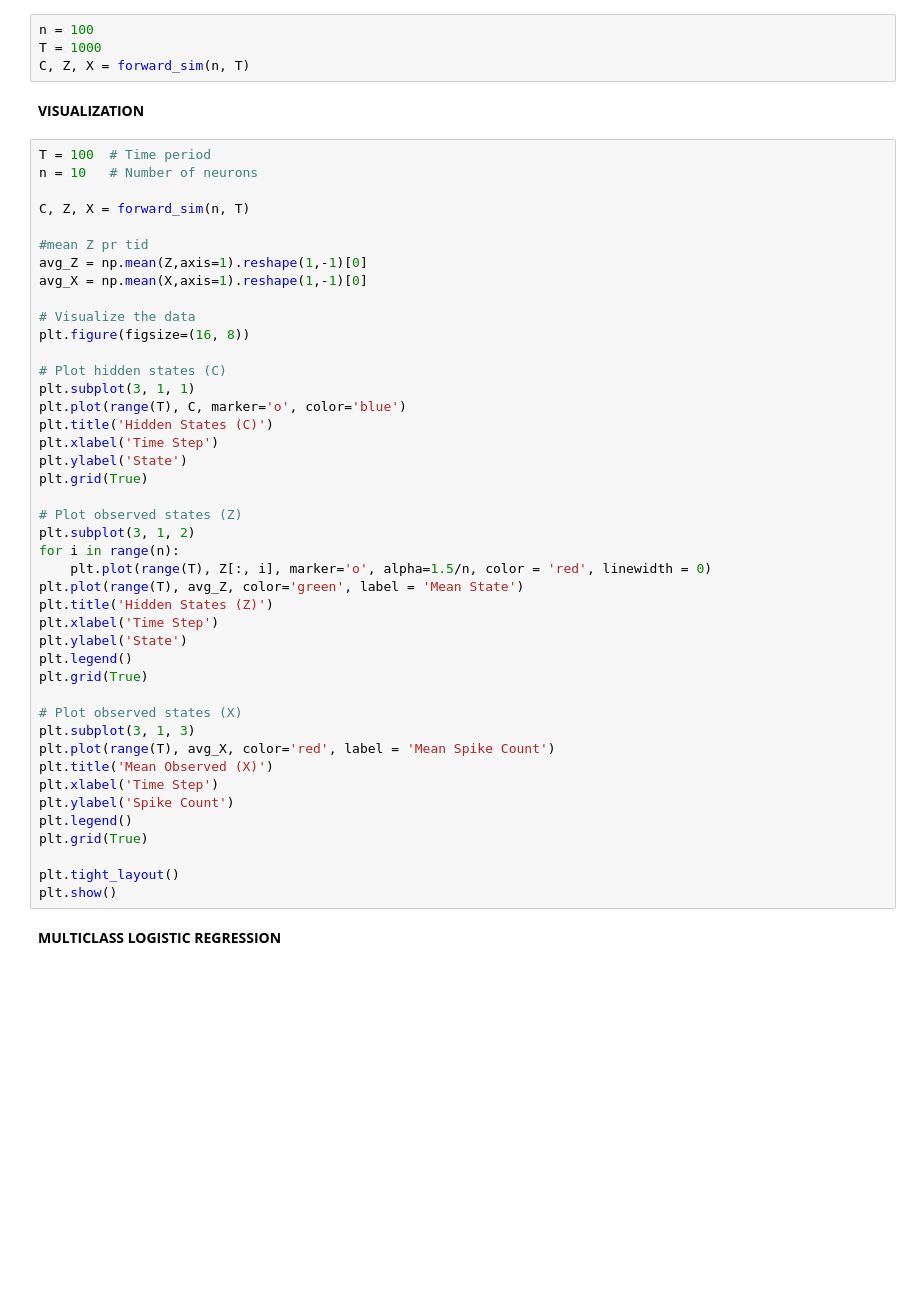
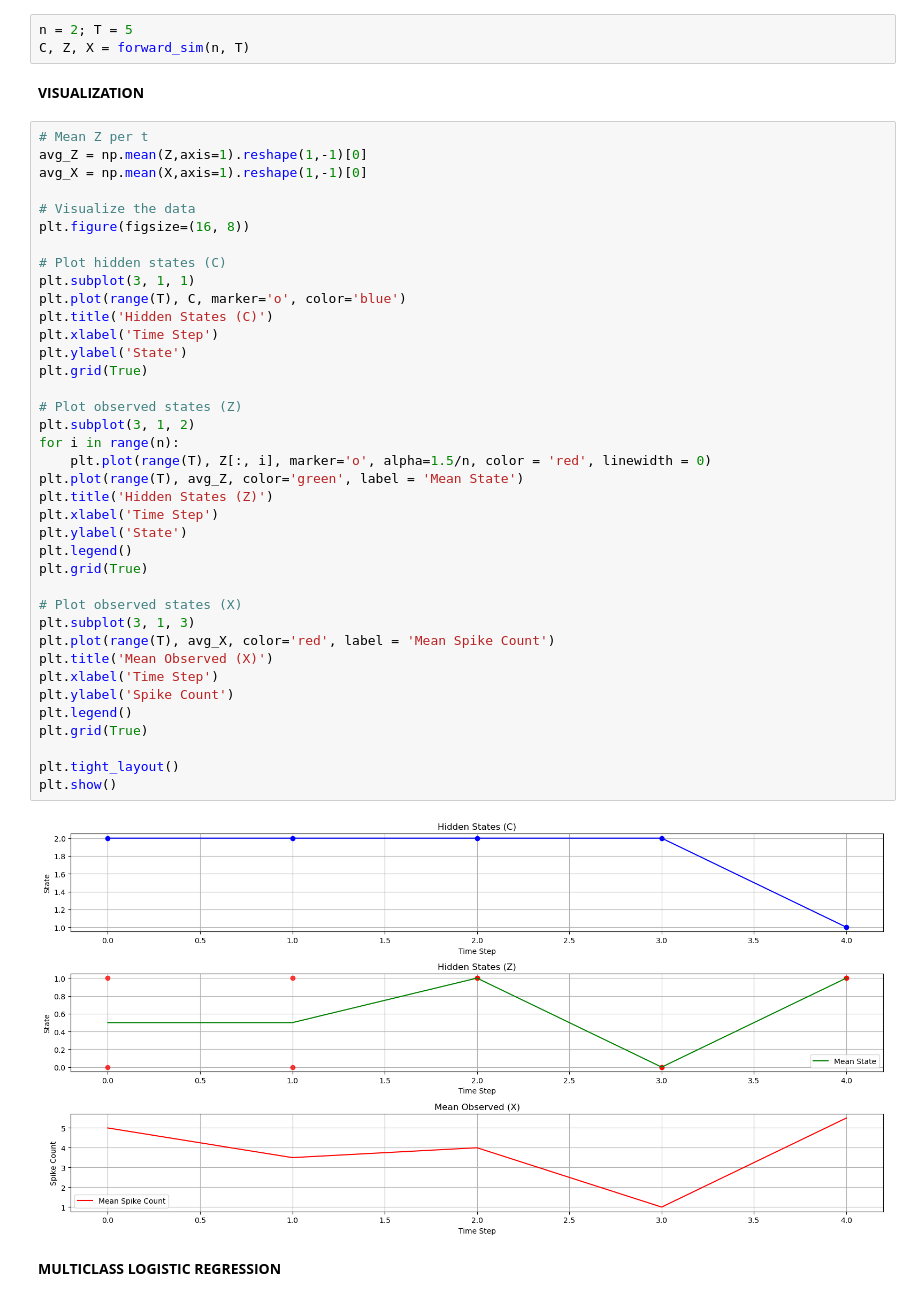
Before and after one commit to JulianBarraganG/modcom, a Jupyter notebook: forward_simulation.ipynb, the cells around one changed output. Cells and saved outputs as stored; diff of their text form; blank space fills up the shorter version.

```diff
--- a/forward_simulation.ipynb
+++ b/forward_simulation.ipynb
@@ -25,17 +36,11 @@ def forward_sim(n, T, alpha=0.9, gamma=0.1, beta=0.2, lmda=(1, 5)):
     return C, Z, X
 # %%
-n = 100
-T = 1000
+n = 2; T = 5
 C, Z, X = forward_sim(n, T)
 # %% [markdown]
 **VISUALIZATION**
 # %%
-T = 100  # Time period
-n = 10   # Number of neurons
-
-C, Z, X = forward_sim(n, T)
-
-#mean Z pr tid
+# Mean Z per t
 avg_Z = np.mean(Z,axis=1).reshape(1,-1)[0]
 avg_X = np.mean(X,axis=1).reshape(1,-1)[0]
 
@@ -45,33 +50,35 @@ plt.figure(figsize=(16, 8))
 # Plot hidden states (C)
 plt.subplot(3, 1, 1)
 plt.plot(range(T), C, marker='o', color='blue')
 plt.title('Hidden States (C)')
 plt.xlabel('Time Step')
 plt.ylabel('State')
 plt.grid(True)
 
 # Plot observed states (Z)
 plt.subplot(3, 1, 2)
 for i in range(n):
     plt.plot(range(T), Z[:, i], marker='o', alpha=1.5/n, color = 'red', linewidth = 0)
 plt.plot(range(T), avg_Z, color='green', label = 'Mean State')
 plt.title('Hidden States (Z)')
 plt.xlabel('Time Step')
 plt.ylabel('State')
 plt.legend()
 plt.grid(True)
 
 # Plot observed states (X)
 plt.subplot(3, 1, 3)
 plt.plot(range(T), avg_X, color='red', label = 'Mean Spike Count')
 plt.title('Mean Observed (X)')
 plt.xlabel('Time Step')
 plt.ylabel('Spike Count')
 plt.legend()
 plt.grid(True)
 
 plt.tight_layout()
 plt.show()
+# %% [output]
+[figure, added]
 # %% [markdown]
 **MULTICLASS LOGISTIC REGRESSION**
 # %%
```
Also changed, not shown: parts of 3 cells of this notebook.
